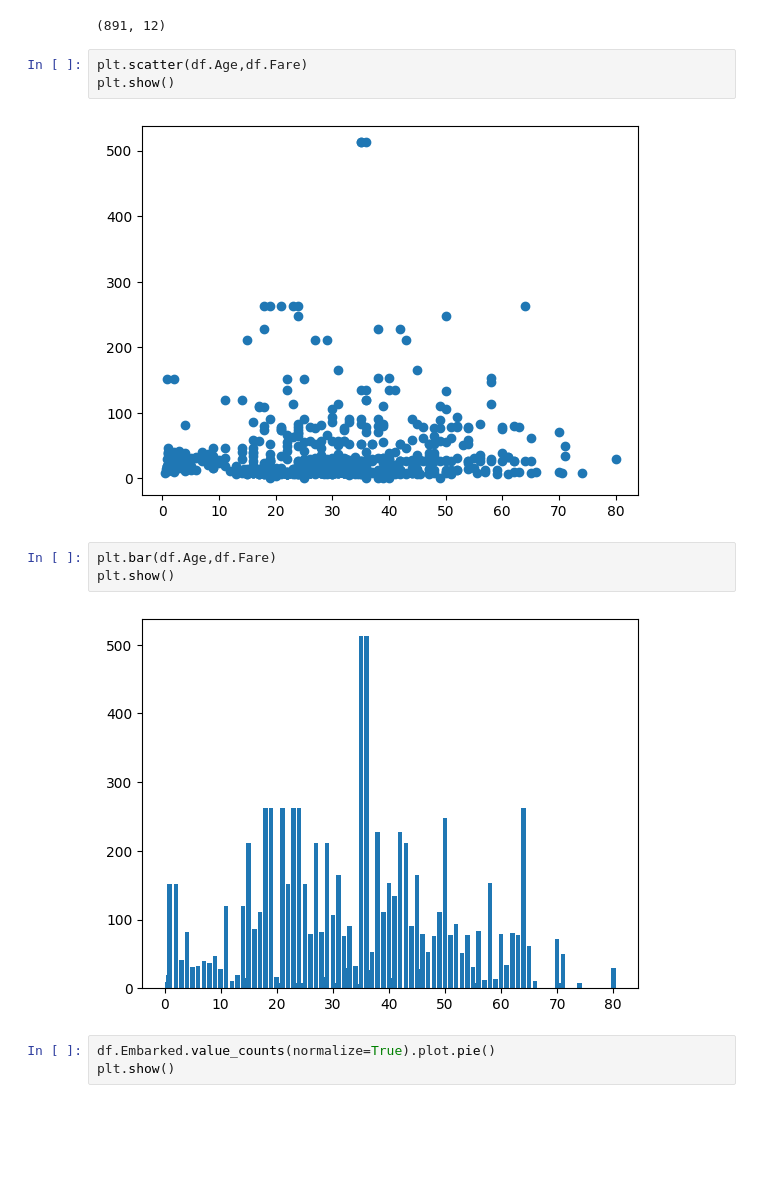
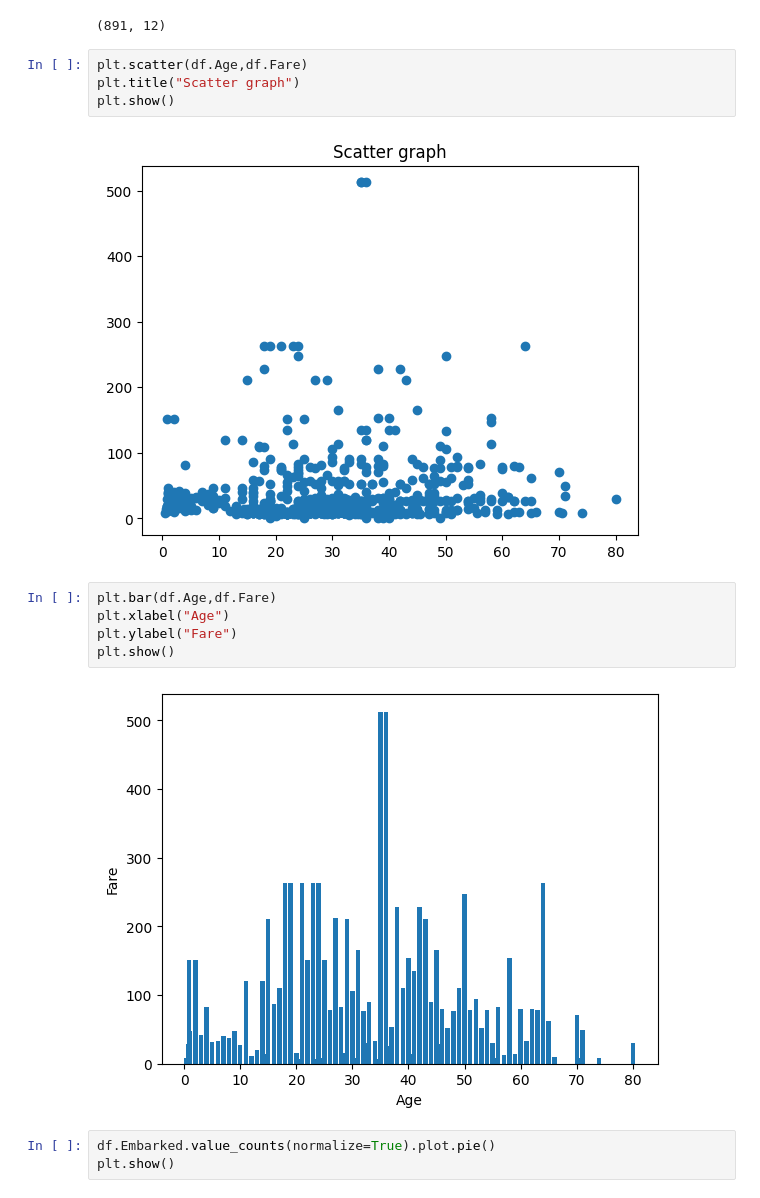
Before and after one commit to SupriyaMadhawai/Task1, a Jupyter notebook: Prodigy Task1.ipynb, the cells around one changed output. Drawn from its saved outputs; the diff is of its cells as text; blank space fills up the shorter version.

```diff
--- a/Prodigy Task1.ipynb
+++ b/Prodigy Task1.ipynb
@@ -106,14 +108,17 @@ df.shape
 (891, 12)
 # %%
 plt.scatter(df.Age,df.Fare)
+plt.title("Scatter graph")
 plt.show()
 # %% [output]
-[figure, old version]
+[figure, new version]
 # %%
 plt.bar(df.Age,df.Fare)
+plt.xlabel("Age")
+plt.ylabel("Fare")
 plt.show()
 # %% [output]
-[figure, old version]
+[figure, new version]
 # %%
 df.Embarked.value_counts(normalize=True).plot.pie()
 plt.show()
```
Also changed, not shown: parts of 2 cells of this notebook.
